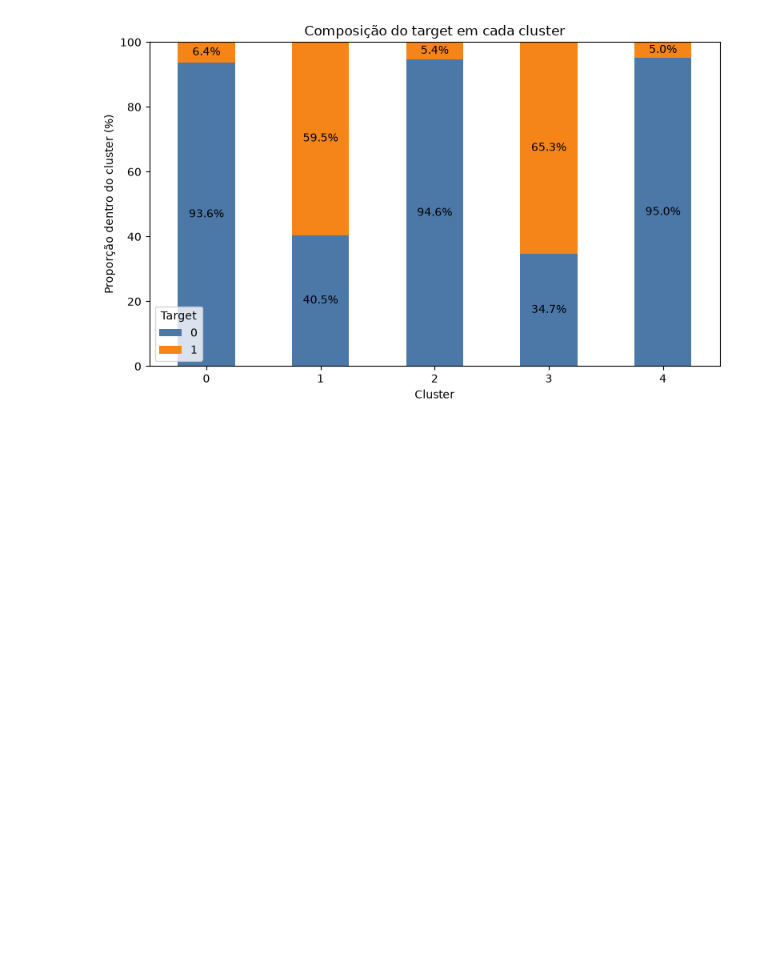
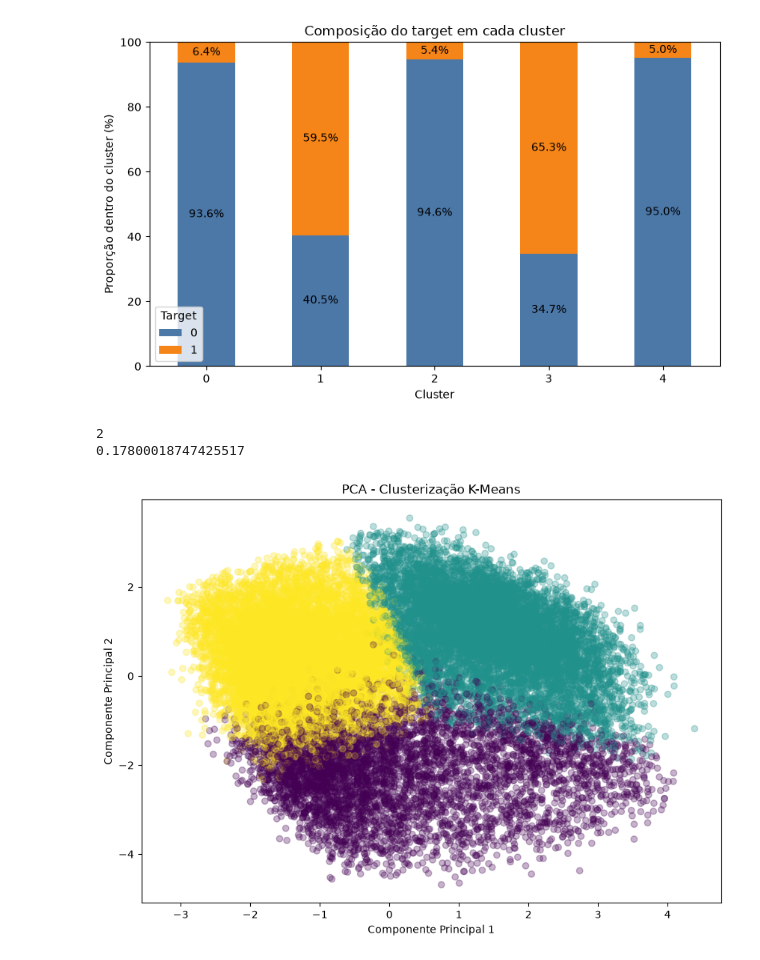
Before and after one commit to JulioSamuelOliveira/saudemental, a Jupyter notebook: 5-Kmeans/K_means.ipynb, the cells around one changed output. Saved outputs shown, nothing was run; the diff lists cells and outputs as text; code cells hidden in the pictures; blank space fills up the shorter version.

```diff
--- a/5-Kmeans/K_means.ipynb
+++ b/5-Kmeans/K_means.ipynb
@@ -330,3 +337,51 @@ cluster
 3        34.7  65.3
 4        95.0   5.0
 [figure]
+# %%
+km = KMeans(n_clusters=3,
+            init='k-means++',
+            n_init=10,
+            max_iter=300,
+            tol=1e-4,
+            random_state=42
+        )
+labels = pd.Series(
+    km.fit_predict(X_proc),
+    index=X_proc.index,
+    name="cluster",
+)
+inercia = km.inertia_
+silhouettes = silhouette_score(X_proc, labels)
+
+
+resultado = pd.DataFrame({
+    "target": y,
+    "cluster": labels,
+})
+
+pca = PCA(n_components=2)
+
+X_pca = pca.fit_transform(X_proc)
+
+print(pca.n_components_)
+print(pca.explained_variance_ratio_.sum())
+
+plt.figure(figsize=(10, 7))
+
+plt.scatter(
+    X_pca[:, 0],
+    X_pca[:, 1],
+    alpha=0.3,
+    c=resultado["cluster"]
+)
+
+plt.title("PCA - Clusterização K-Means")
+
+plt.xlabel("Componente Principal 1")
+plt.ylabel("Componente Principal 2")
+
+plt.show()
+# %% [output]
+2
+0.17800018747425517
+[figure, added]
```
Also changed, not shown: parts of 4 cells of this notebook.
